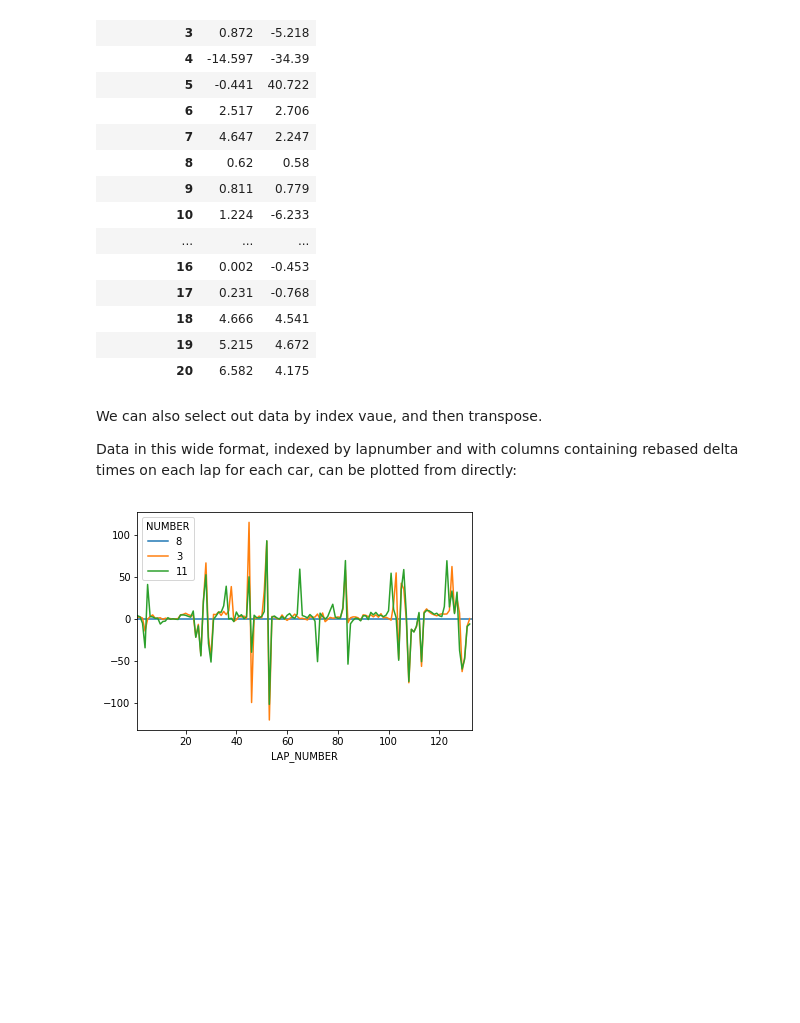
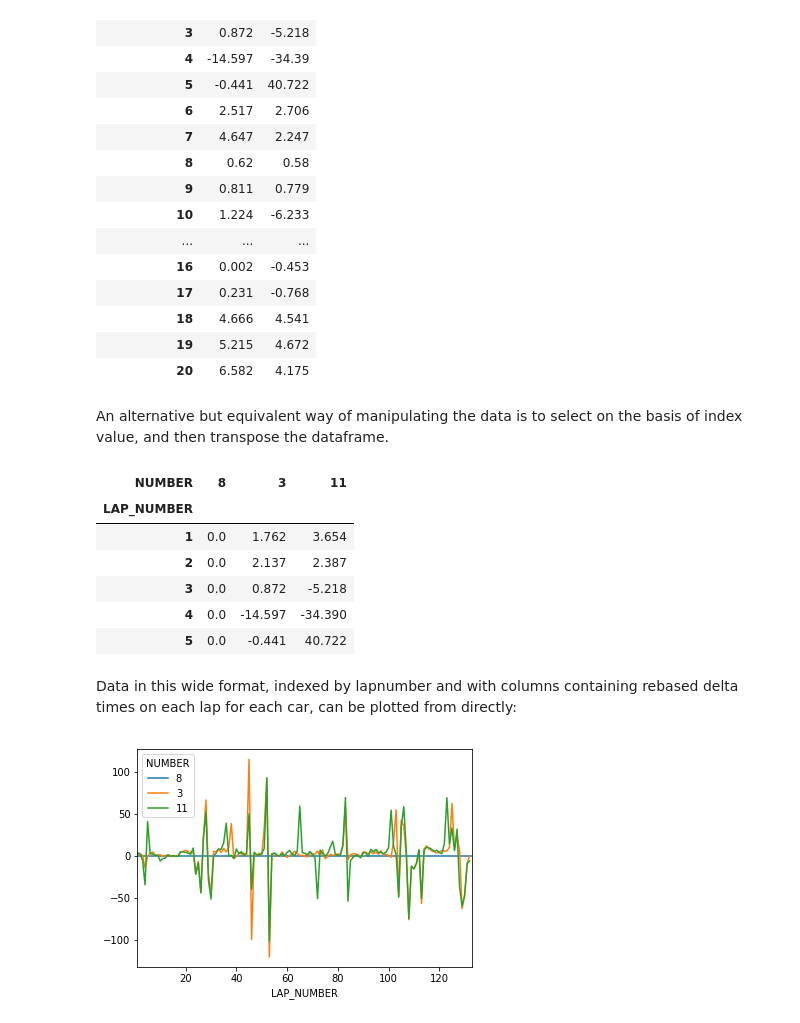
Before and after one commit to f1datajunkie/WEC, a Jupyter notebook: notebooks/Pace Tables.ipynb, the cells around one changed output. Saved outputs shown, nothing was run; the diff lists cells and outputs as text; code cells hidden in the pictures; blank space fills up the shorter version.

```diff
--- a/notebooks/Pace Tables.ipynb
+++ b/notebooks/Pace Tables.ipynb
@@ -102,9 +105,19 @@ pace.T[['3','11']].head(20).style.bar(align='zero', color=['#d65f5f', '#5fba7d']
 | 18 | 4.666 | 4.541 |
 | 19 | 5.215 | 4.672 |
 | 20 | 6.582 | 4.175 |
+# %% [markdown]
+An alternative but equivalent way of manipulating the data is to select on the basis of index value, and then transpose the dataframe.
+# %%
+pace.loc[['8','3','11']].T.head()
+# %% [output]
+| NUMBER | 8 | 3 | 11 |
+| LAP_NUMBER |  |  |  |
+| 1 | 0.0 | 1.762 | 3.654 |
+| 2 | 0.0 | 2.137 | 2.387 |
+| 3 | 0.0 | 0.872 | -5.218 |
+| 4 | 0.0 | -14.597 | -34.390 |
+| 5 | 0.0 | -0.441 | 40.722 |
 # %% [markdown]
-We can also select out data by index vaue, and then transpose.
-
 Data in this wide format, indexed by lapnumber and with columns containing rebased delta times on each lap for each car, can be plotted from directly:
 # %%
 pace.loc[['8','3','11']].T.plot();
```
Also changed, not shown: parts of 20 cells of this notebook, 1 other file.
